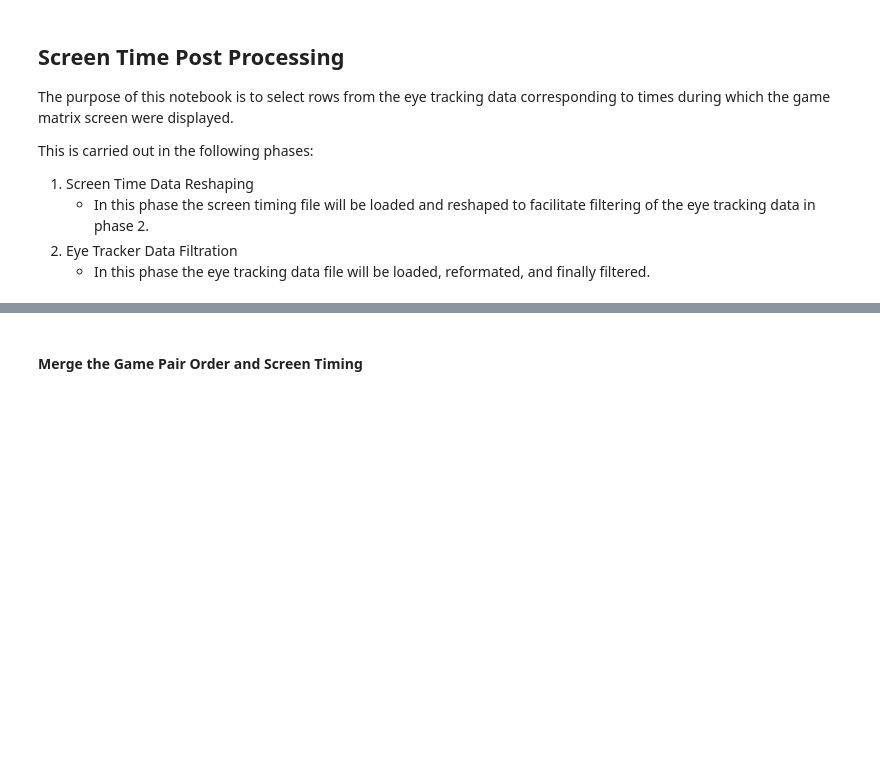
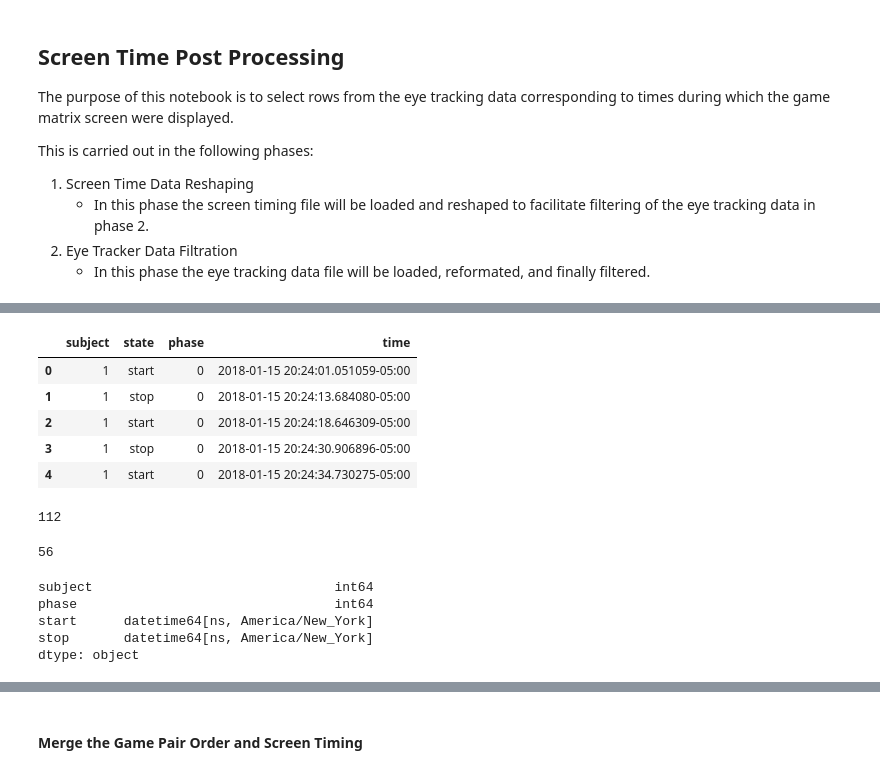
Before and after one commit to aaruff/AIG-EyeTrackerPostProcessing, a Jupyter notebook: ScreenTimePostProcessing.ipynb, the cells around one changed output, grey strips where cells are left out. Saved outputs shown, nothing was run; the diff lists cells and outputs as text; code cells hidden in the pictures; blank space fills up the shorter version.

```diff
--- a/ScreenTimePostProcessing.ipynb
+++ b/ScreenTimePostProcessing.ipynb
@@ -50,0 +48,16 @@ order = [3,4,9,6,8,7,2,5,1]
+# %%
+screen_timing.time = screen_timing.time.dt.tz_localize('utc')
+screen_timing.time = screen_timing.time.dt.tz_convert('America/New_York')
+screen_timing.head()
+# %% [output]
+|  | subject | state | phase | time |
+| 0 | 1 | start | 0 | 2018-01-15 20:24:01.051059-05:00 |
+| 1 | 1 | stop | 0 | 2018-01-15 20:24:13.684080-05:00 |
+| 2 | 1 | start | 0 | 2018-01-15 20:24:18.646309-05:00 |
+| 3 | 1 | stop | 0 | 2018-01-15 20:24:30.906896-05:00 |
+| 4 | 1 | start | 0 | 2018-01-15 20:24:34.730275-05:00 |
+# %%
+num_screens = len(screen_timing)
+num_screens
+# %% [output]
+112
@@ -50,0 +73,14 @@ order = [3,4,9,6,8,7,2,5,1]
+# %%
+screen_timing['start'] = start_times
+screen_timing['stop'] = stop_times
+len(screen_timing)
+# %% [output]
+56
+# %%
+screen_timing.dtypes
+# %% [output]
+subject                               int64
+phase                                 int64
+start      datetime64[ns, America/New_York]
+stop       datetime64[ns, America/New_York]
+dtype: object
```
Also changed, not shown: parts of 27 cells of this notebook.
